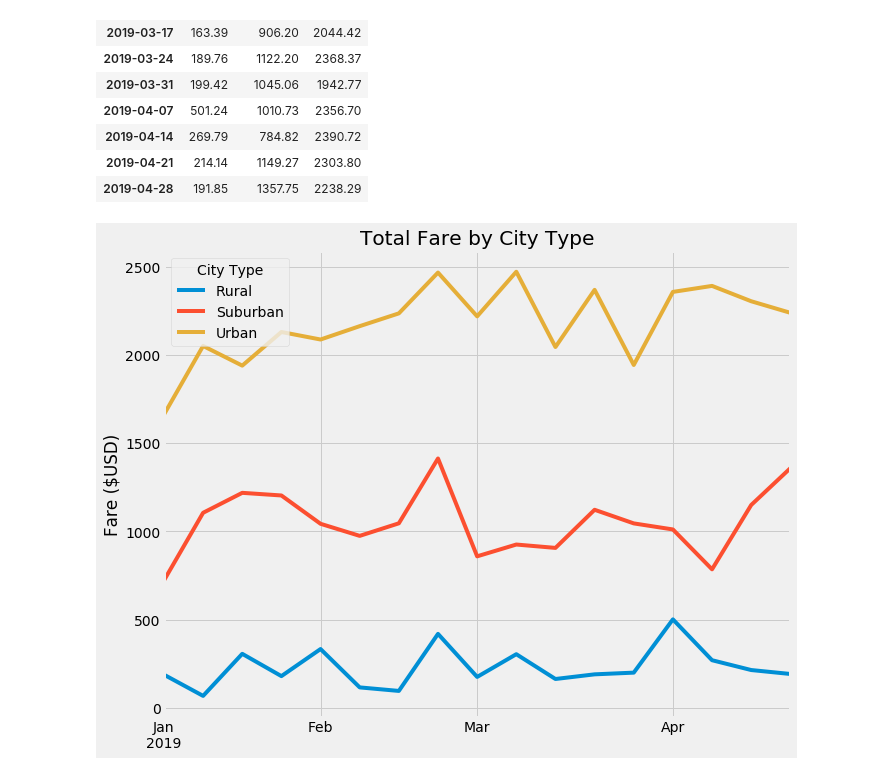
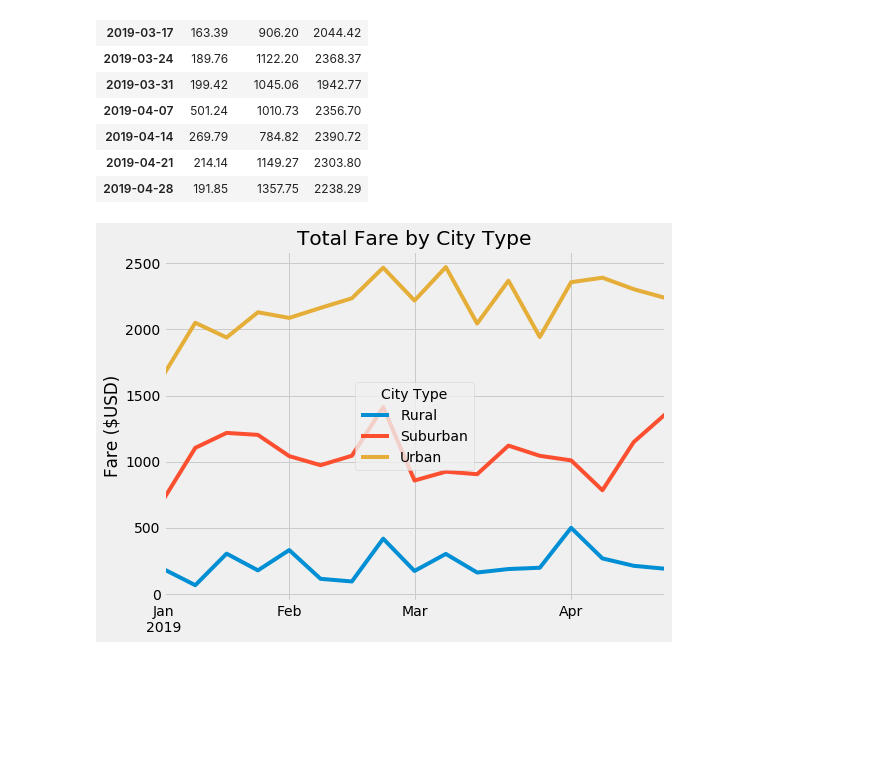
Before and after one commit to Cwall4/PyBer_Analysis, a Jupyter notebook: PyBer_Challenge.ipynb, the cells around one changed output. Saved outputs shown, nothing was run; the diff lists cells and outputs as text; code cells hidden in the pictures; blank space fills up the shorter version.

```diff
--- a/PyBer_Challenge.ipynb
+++ b/PyBer_Challenge.ipynb
@@ -168,13 +168,13 @@ week_df
 | 2019-04-21 | 214.14 | 1149.27 | 2303.80 |
 | 2019-04-28 | 191.85 | 1357.75 | 2238.29 |
 # %%
-week_df.plot(figsize=(10, 8))
+week_df.plot(figsize = (8, 6))
 plt.title("Total Fare by City Type")
 plt.xlabel("")
 plt.ylabel("Fare ($USD)")
 # Save Figure
 plt.savefig("analysis/ChallengeFig1.png")
 # Show Figure
 plt.show()
 # %% [output]
-[figure, old version]
+[figure, new version]
```
Also changed, not shown: 1 other file.
